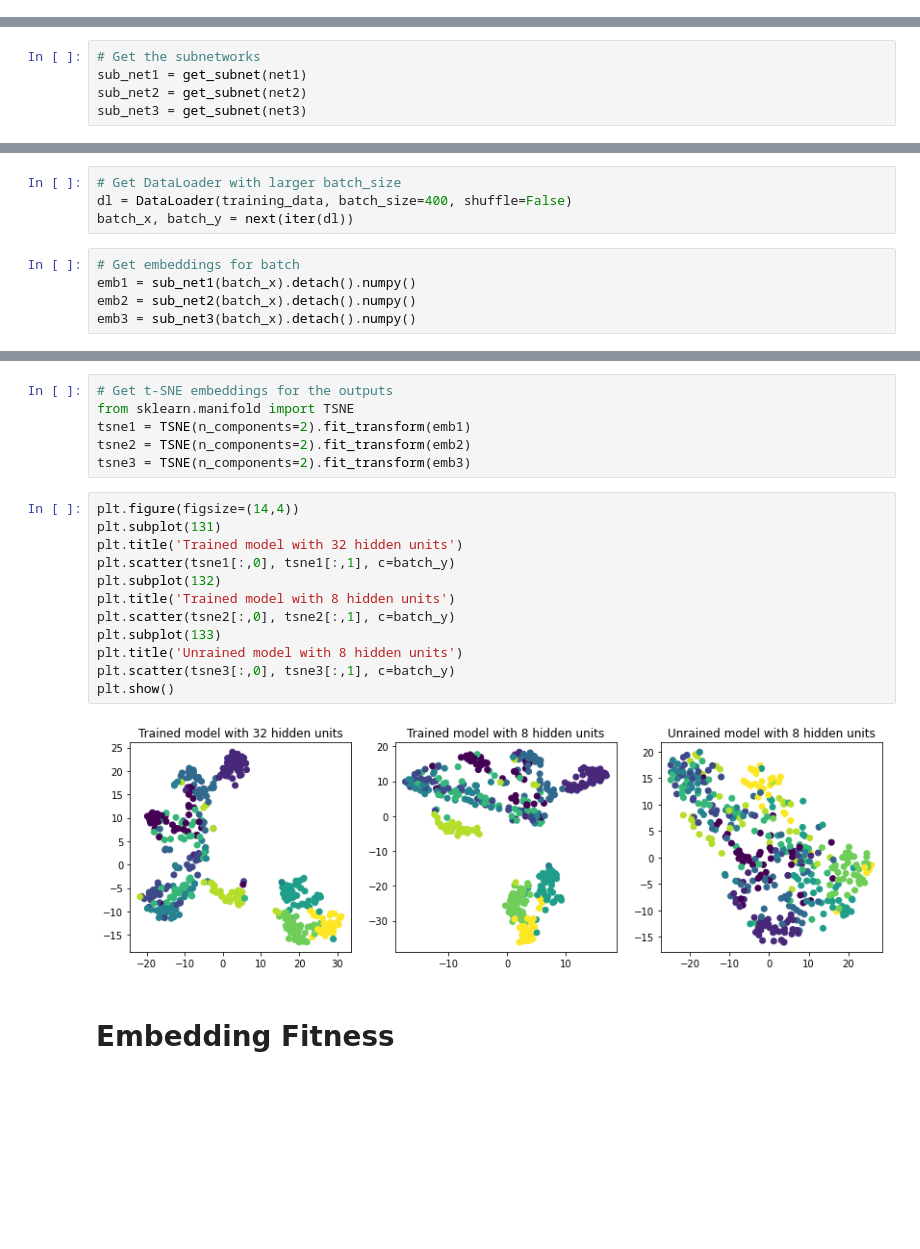
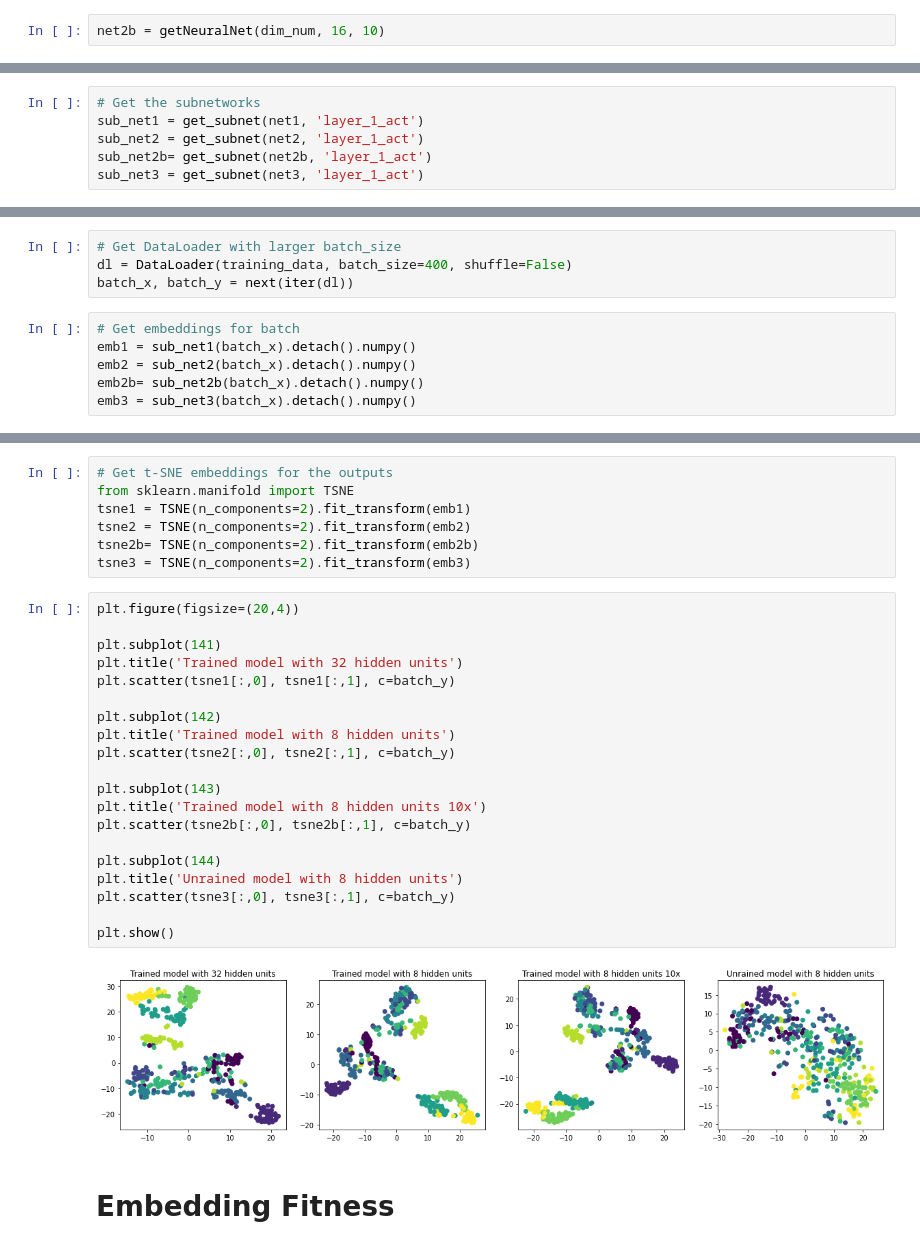
Before and after one commit to verrannt/enas-compression, a Jupyter notebook: src/notebooks/TSNE_Loss.ipynb, the cells around one changed output, grey strips where cells are left out. Cells and saved outputs as stored; diff of their text form; blank space fills up the shorter version.

```diff
--- a/src/notebooks/TSNE_Loss.ipynb
+++ b/src/notebooks/TSNE_Loss.ipynb
@@ -187,0 +195,2 @@ plt.show()
+# %%
+net2b = getNeuralNet(dim_num, 16, 10)
@@ -202,9 +248,10 @@ def get_subnet(parent_net, break_layer_idx = '1'):
 #net1
 # %%
 # Get the subnetworks
-sub_net1 = get_subnet(net1)
-sub_net2 = get_subnet(net2)
-sub_net3 = get_subnet(net3)
+sub_net1 = get_subnet(net1, 'layer_1_act')
+sub_net2 = get_subnet(net2, 'layer_1_act')
+sub_net2b= get_subnet(net2b, 'layer_1_act')
+sub_net3 = get_subnet(net3, 'layer_1_act')
 # %%
 #sub_net1
 # %%
@@ -215,6 +262,7 @@ batch_x, batch_y = next(iter(dl))
 # Get embeddings for batch
 emb1 = sub_net1(batch_x).detach().numpy()
 emb2 = sub_net2(batch_x).detach().numpy()
+emb2b= sub_net2b(batch_x).detach().numpy()
 emb3 = sub_net3(batch_x).detach().numpy()
 # %%
 emb1.shape,emb2.shape,emb3.shape
@@ -225,20 +273,29 @@ emb1.shape,emb2.shape,emb3.shape
 from sklearn.manifold import TSNE
 tsne1 = TSNE(n_components=2).fit_transform(emb1)
 tsne2 = TSNE(n_components=2).fit_transform(emb2)
+tsne2b= TSNE(n_components=2).fit_transform(emb2b)
 tsne3 = TSNE(n_components=2).fit_transform(emb3)
 # %%
-plt.figure(figsize=(14,4))
-plt.subplot(131)
+plt.figure(figsize=(20,4))
+
+plt.subplot(141)
 plt.title('Trained model with 32 hidden units')
 plt.scatter(tsne1[:,0], tsne1[:,1], c=batch_y)
-plt.subplot(132)
+
+plt.subplot(142)
 plt.title('Trained model with 8 hidden units')
 plt.scatter(tsne2[:,0], tsne2[:,1], c=batch_y)
-plt.subplot(133)
+
+plt.subplot(143)
+plt.title('Trained model with 8 hidden units 10x')
+plt.scatter(tsne2b[:,0], tsne2b[:,1], c=batch_y)
+
+plt.subplot(144)
 plt.title('Unrained model with 8 hidden units')
 plt.scatter(tsne3[:,0], tsne3[:,1], c=batch_y)
+
 plt.show()
 # %% [output]
-[figure, old version]
+[figure, new version]
 # %% [markdown]
 # Embedding Fitness
```
Also changed, not shown: parts of 20 cells of this notebook.
